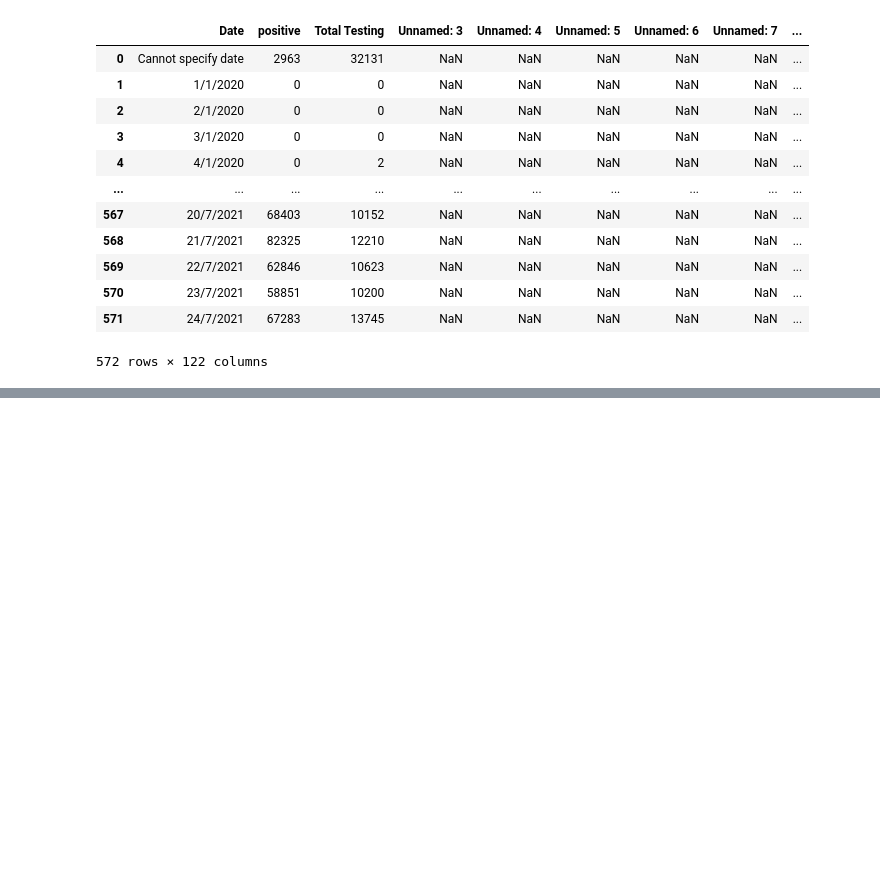
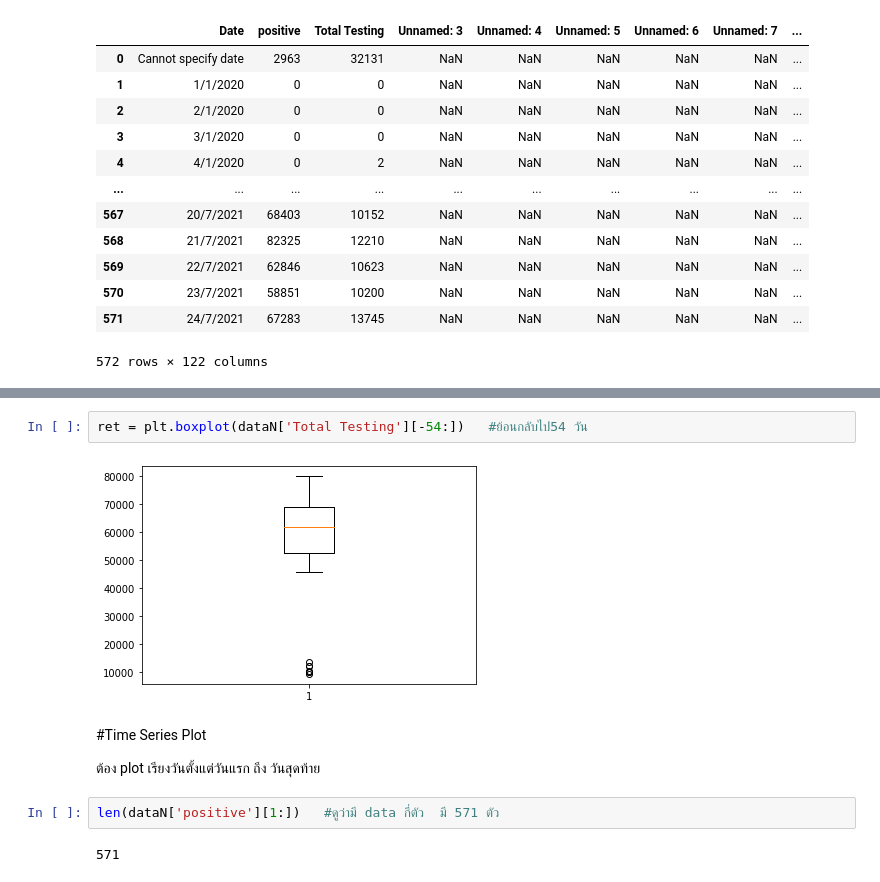
Before and after one commit to suphalaksana/DWDM21, a Jupyter notebook: Data102_(Chapter2).ipynb, the cells around one changed output, grey strips where cells are left out. Drawn from its saved outputs; the diff is of its cells as text; blank space fills up the shorter version.

```diff
--- a/Data102_(Chapter2).ipynb
+++ b/Data102_(Chapter2).ipynb
@@ -51,0 +186,12 @@ data
+# %%
+ret = plt.boxplot(dataN['Total Testing'][-54:])   #ย้อนกลับไป54 วัน
+# %% [output]
+[figure, added]
+# %% [markdown]
+#Time Series  Plot
+
+ต้อง plot เรียงวันตั้งแต่วันแรก ถึง วันสุดท้าย
+# %%
+len(dataN['positive'][1:])   #ดูว่ามี data กี่ตัว  มี 571 ตัว
+# %% [output]
+571
```
Also changed, not shown: parts of 22 cells of this notebook.
